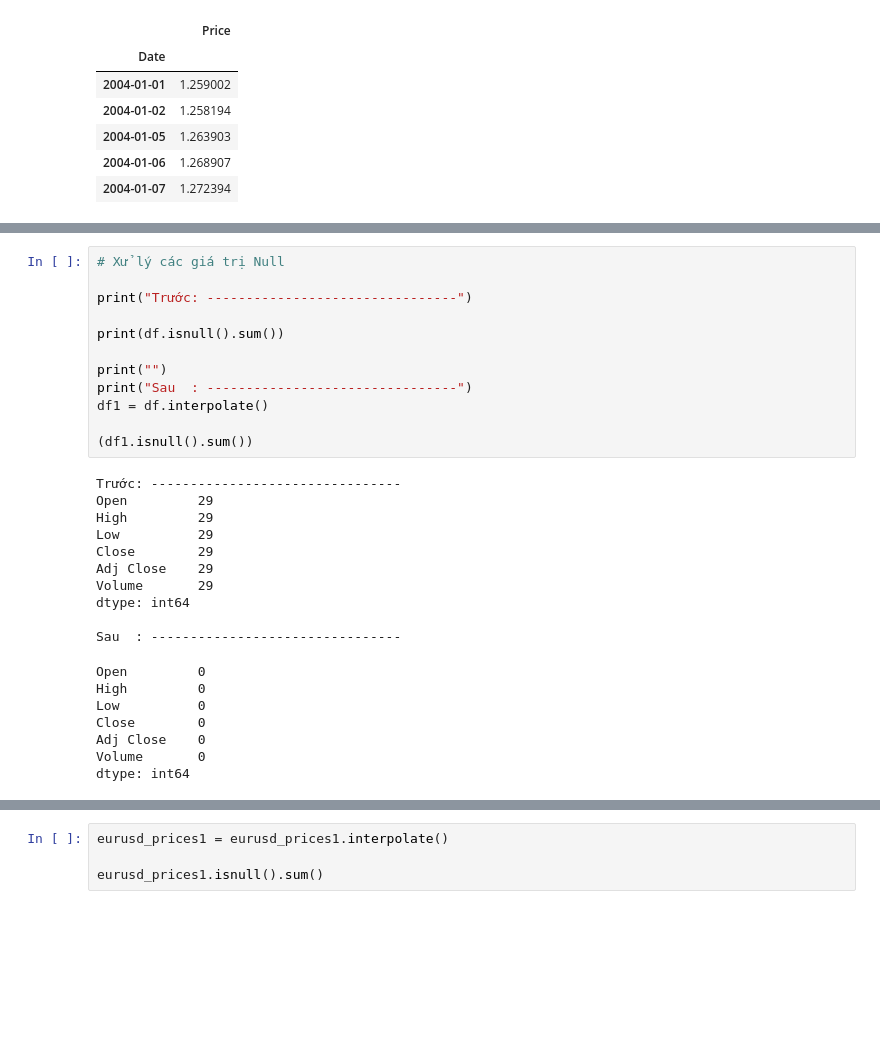
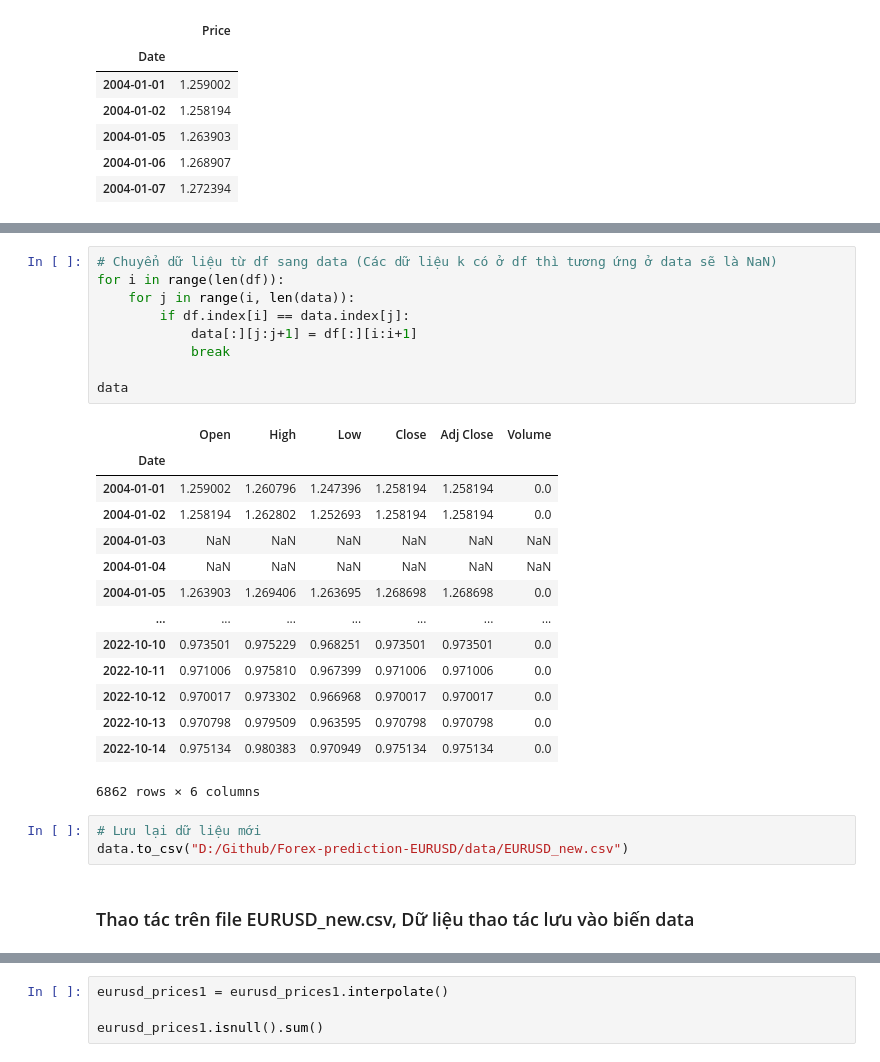
Before and after one commit to ducnguyenw02/Forex-prediction-EURUSD, a Jupyter notebook: forex-prediction-eurusd.ipynb, the cells around one changed output, grey strips where cells are left out. Drawn from its saved outputs; the diff is of its cells as text; blank space fills up the shorter version.

```diff
--- a/forex-prediction-eurusd.ipynb
+++ b/forex-prediction-eurusd.ipynb
@@ -143,30 +82,29 @@ IndexError: single positional indexer is out-of-bounds
-# %%
-# Xử lý các giá trị Null
-
-print("Trước: --------------------------------")
-
-print(df.isnull().sum())
-
-print("")
-print("Sau  : --------------------------------")
-df1 = df.interpolate()
-
-(df1.isnull().sum())
-# %% [output]
-Trước: --------------------------------
-Open         29
-High         29
-Low          29
-Close        29
-Adj Close    29
-Volume       29
-dtype: int64
-
-Sau  : --------------------------------
-Open         0
-High         0
-Low          0
-Close        0
-Adj Close    0
-Volume       0
-dtype: int64
+# %%
+# Chuyển dữ liệu từ df sang data (Các dữ liệu k có ở df thì tương ứng ở data sẽ là NaN)
+for i in range(len(df)):
+    for j in range(i, len(data)):
+        if df.index[i] == data.index[j]:
+            data[:][j:j+1] = df[:][i:i+1]
+            break
+
+data
+# %% [output]
+|  | Open | High | Low | Close | Adj Close | Volume |
+| Date |  |  |  |  |  |  |
+| 2004-01-01 | 1.259002 | 1.260796 | 1.247396 | 1.258194 | 1.258194 | 0.0 |
+| 2004-01-02 | 1.258194 | 1.262802 | 1.252693 | 1.258194 | 1.258194 | 0.0 |
+| 2004-01-03 | NaN | NaN | NaN | NaN | NaN | NaN |
+| 2004-01-04 | NaN | NaN | NaN | NaN | NaN | NaN |
+| 2004-01-05 | 1.263903 | 1.269406 | 1.263695 | 1.268698 | 1.268698 | 0.0 |
+| ... | ... | ... | ... | ... | ... | ... |
+| 2022-10-10 | 0.973501 | 0.975229 | 0.968251 | 0.973501 | 0.973501 | 0.0 |
+| 2022-10-11 | 0.971006 | 0.975810 | 0.967399 | 0.971006 | 0.971006 | 0.0 |
+| 2022-10-12 | 0.970017 | 0.973302 | 0.966968 | 0.970017 | 0.970017 | 0.0 |
+| 2022-10-13 | 0.970798 | 0.979509 | 0.963595 | 0.970798 | 0.970798 | 0.0 |
+| 2022-10-14 | 0.975134 | 0.980383 | 0.970949 | 0.975134 | 0.975134 | 0.0 |
+6862 rows × 6 columns
+# %%
+# Lưu lại dữ liệu mới
+data.to_csv("D:/Github/Forex-prediction-EURUSD/data/EURUSD_new.csv")
+# %% [markdown]
+### Thao tác trên file EURUSD_new.csv, Dữ liệu thao tác lưu vào biến data
```
Also changed, not shown: parts of 17 cells of this notebook.
